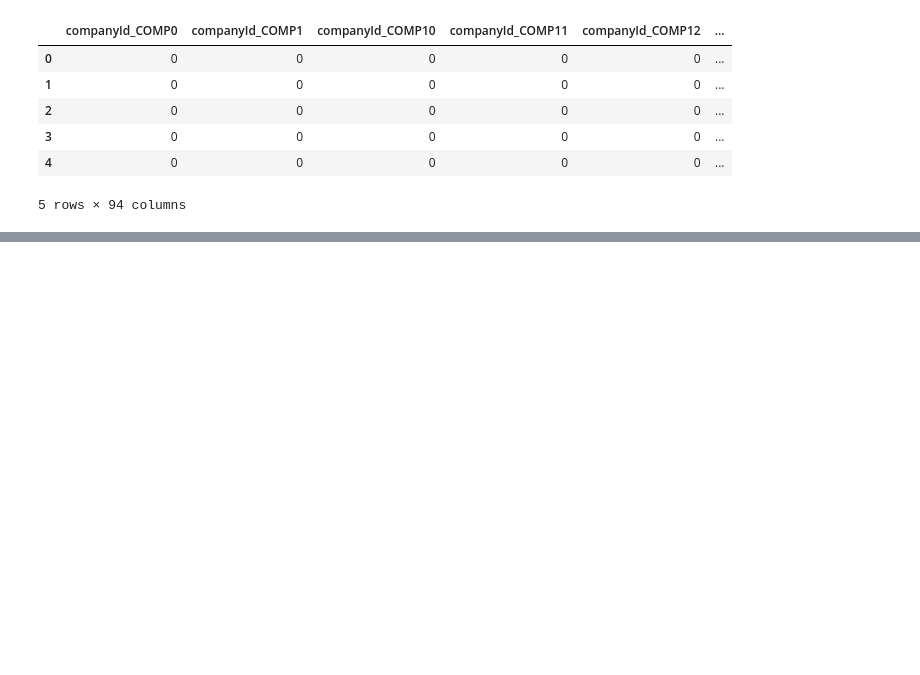
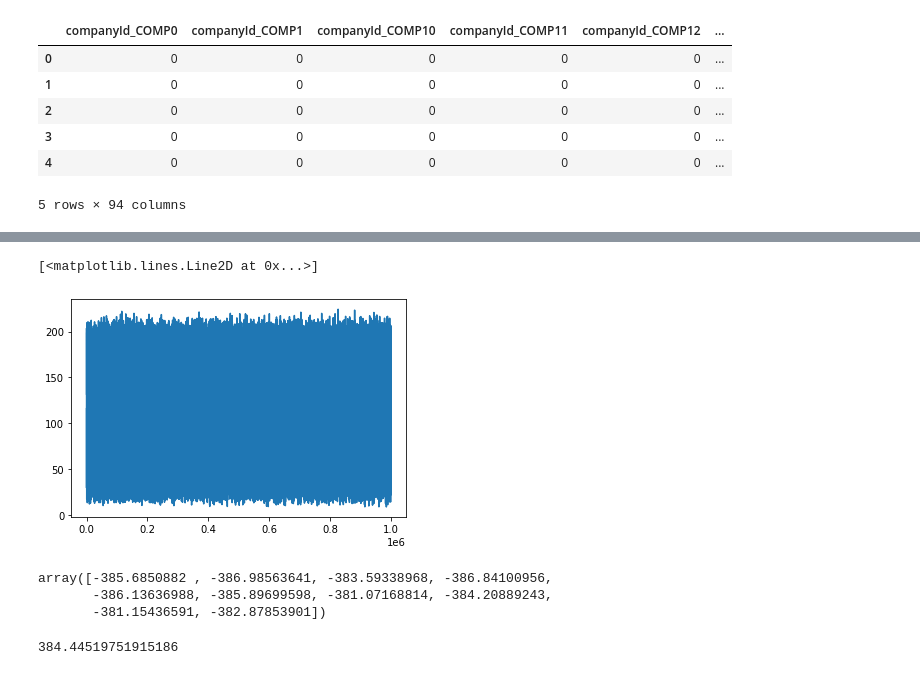
Before and after one commit to dennyalp/Salary-Prediction, a Jupyter notebook: Salary_Prediction_Notebook.ipynb, the cells around one changed output, grey strips where cells are left out. Drawn from its saved outputs; the diff is of its cells as text; code cells hidden in the pictures; blank space fills up the shorter version.

```diff
--- a/Salary_Prediction_Notebook.ipynb
+++ b/Salary_Prediction_Notebook.ipynb
@@ -295,0 +304,5 @@ array([ 6,  8, 10, 12])
+# %%
+cat_df_test = pd.get_dummies(testFeatures[catVars])
+num_df_test = testFeatures[numVars].apply(pd.to_numeric)
+test_df = pd.concat([cat_df_test, num_df_test], axis=1)#,ignore_index=False)
+test_df.head()
@@ -295,0 +317,7 @@ array([ 6,  8, 10, 12])
+# %%
+predictions = lr.predict(test_df)
+# %%
+plt.plot(predictions)
+# %% [output]
+[<matplotlib.lines.Line2D at 0x...>]
+[figure, added]
@@ -295,0 +332,6 @@ array([ 6,  8, 10, 12])
+# %%
+neg_mse
+# %% [output]
+array([-385.6850882 , -386.98563641, -383.59338968, -386.84100956,
+       -386.13636988, -385.89699598, -381.07168814, -384.20889243,
+       -381.15436591, -382.87853901])
@@ -295,0 +341,4 @@ array([ 6,  8, 10, 12])
+# %%
+mean_mse
+# %% [output]
+384.44519751915186
```
Also changed, not shown: parts of 19 cells of this notebook.
